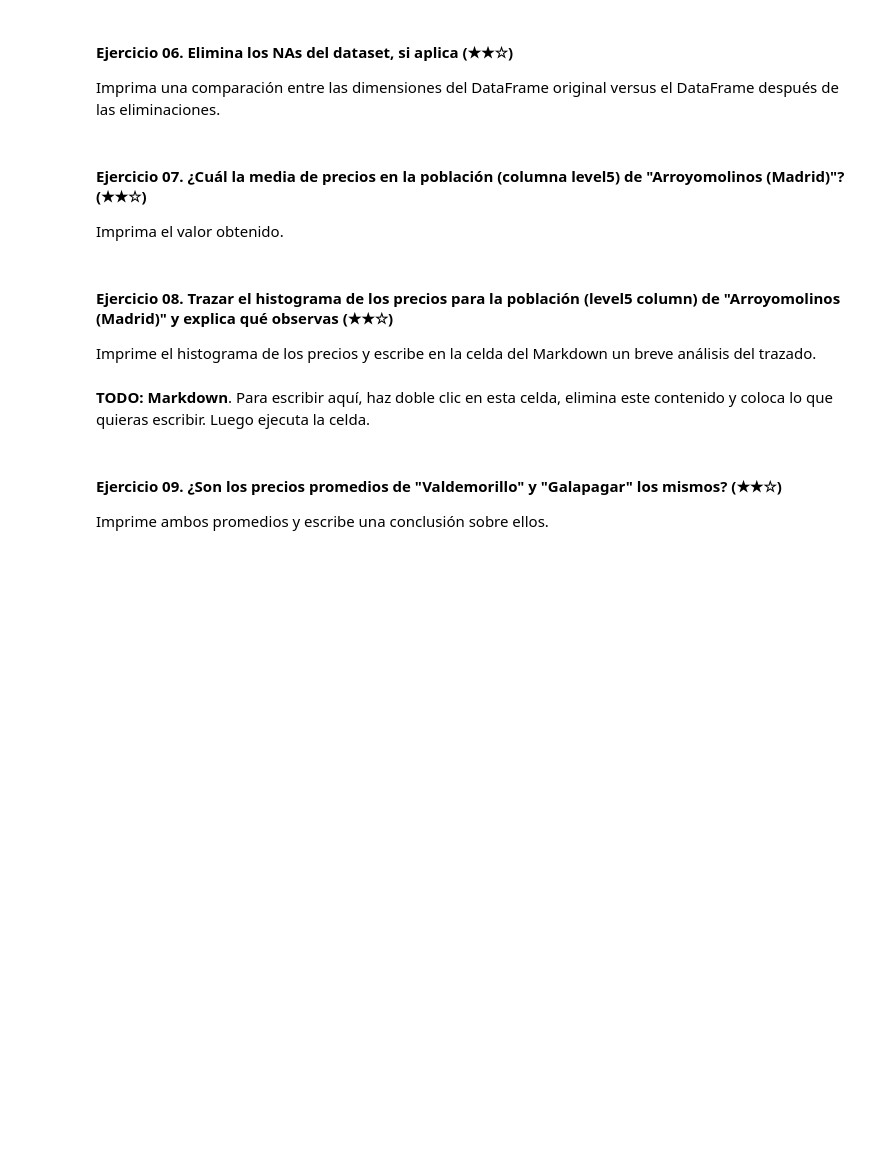
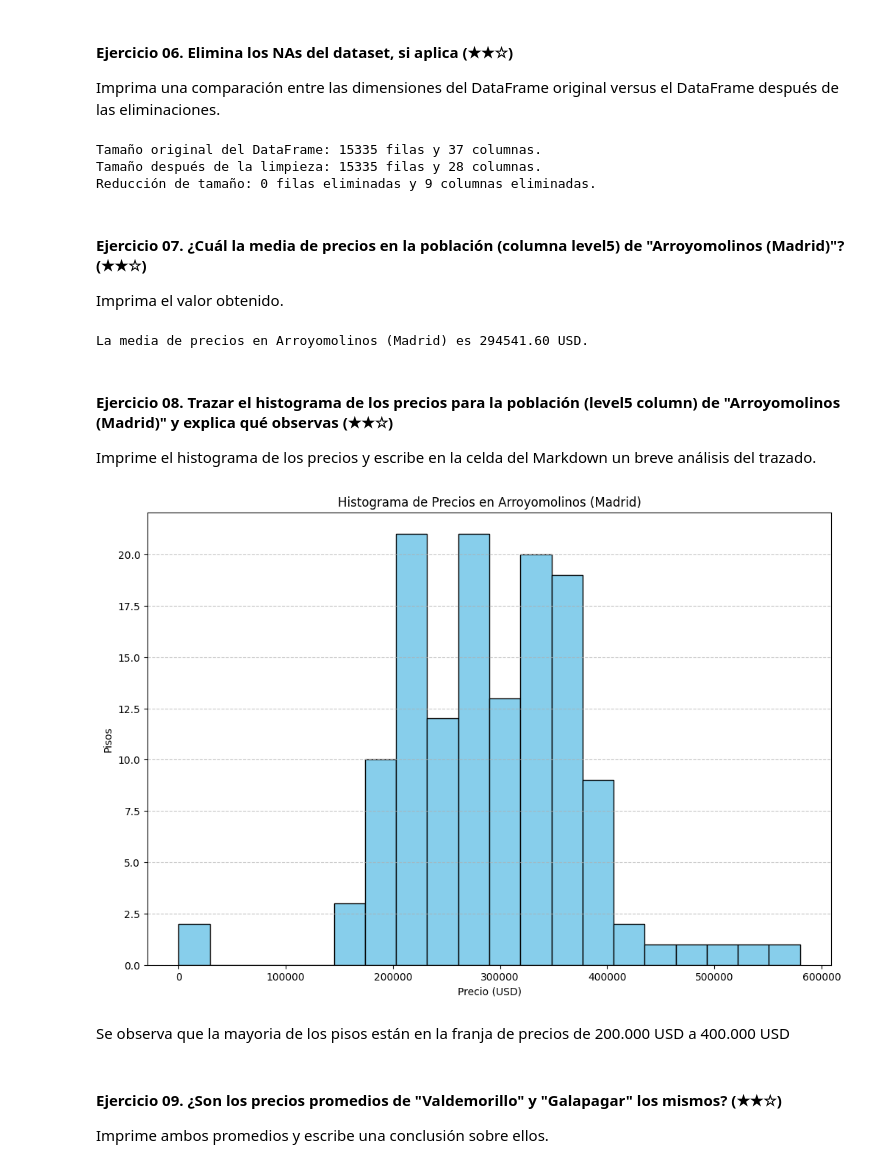
Before and after one commit to Jacinto-V/realestate-datacleanup-exercise, a Jupyter notebook: project.es.ipynb, the cells around one changed output. Drawn from its saved outputs; the diff is of its cells as text; code cells hidden in the pictures; blank space fills up the shorter version.

```diff
--- a/project.es.ipynb
+++ b/project.es.ipynb
@@ -84,21 +132,53 @@ Imprima un booleano (`True` o `False`) seguido de la fila/columna que contiene e
 
 Imprima una comparación entre las dimensiones del DataFrame original versus el DataFrame después de las eliminaciones.
 # %%
-# TODO
+import pandas as pd
+ds=pd.read_csv('assets/real_estate.csv', sep=';')
+tamaño_original = ds.shape
+columnas_solo_ceros = ds.columns[(ds == 0).all()]
+ds.drop(columns=columnas_solo_ceros, inplace=True)
+ds = ds.loc[~(ds == 0).all(axis=1)]
+tamaño_limpio = ds.shape
+print(f"Tamaño original del DataFrame: {tamaño_original[0]} filas y {tamaño_original[1]} columnas.")
+print(f"Tamaño después de la limpieza: {tamaño_limpio[0]} filas y {tamaño_limpio[1]} columnas.")
+print(f"Reducción de tamaño: {tamaño_original[0] - tamaño_limpio[0]} filas eliminadas y {tamaño_original[1] - tamaño_limpio[1]} columnas eliminadas.")
+# %% [output]
+Tamaño original del DataFrame: 15335 filas y 37 columnas.
+Tamaño después de la limpieza: 15335 filas y 28 columnas.
+Reducción de tamaño: 0 filas eliminadas y 9 columnas eliminadas.
 # %% [markdown]
 #### Ejercicio 07. ¿Cuál la media de precios en la población (columna level5) de "Arroyomolinos (Madrid)"? (★★☆)
 
 Imprima el valor obtenido.
 # %%
-# TODO
+import pandas as pd
+ds=pd.read_csv('assets/real_estate.csv', sep=';')
+poblacion = "Arroyomolinos (Madrid)"
+media_precio = ds[ds["level5"] == poblacion]["price"].mean()
+print(f"La media de precios en {poblacion} es {media_precio:.2f} USD.")
+# %% [output]
+La media de precios en Arroyomolinos (Madrid) es 294541.60 USD.
 # %% [markdown]
 #### Ejercicio 08. Trazar el histograma de los precios para la población (level5 column) de "Arroyomolinos (Madrid)" y explica qué observas (★★☆)
 
 Imprime el histograma de los precios y escribe en la celda del Markdown un breve análisis del trazado.
 # %%
-# TODO: Code
+import matplotlib.pyplot as plt
+import pandas as pd
+ds = pd.read_csv('assets/real_estate.csv', sep=';')
+poblacion = "Arroyomolinos (Madrid)"
+datos_poblacion = ds[ds["level5"] == poblacion]["price"]
+plt.figure(figsize=(12, 8))
+plt.hist(datos_poblacion, bins=20, color='skyblue', edgecolor='black')
+plt.xlabel('Precio (USD)')
+plt.ylabel('Pisos')
+plt.title(f'Histograma de Precios en {poblacion}')
+plt.grid(axis='y', linestyle='--', alpha=0.7)
+plt.show()
+# %% [output]
+[figure, added]
 # %% [markdown]
-**TODO: Markdown**. Para escribir aquí, haz doble clic en esta celda, elimina este contenido y coloca lo que quieras escribir. Luego ejecuta la celda.
+Se observa que la mayoria de los pisos están en la franja de precios de 200.000 USD a 400.000 USD
 # %% [markdown]
 #### Ejercicio 09. ¿Son los precios promedios de "Valdemorillo" y "Galapagar" los mismos? (★★☆)
 
```
Also changed, not shown: parts of 21 cells of this notebook.
